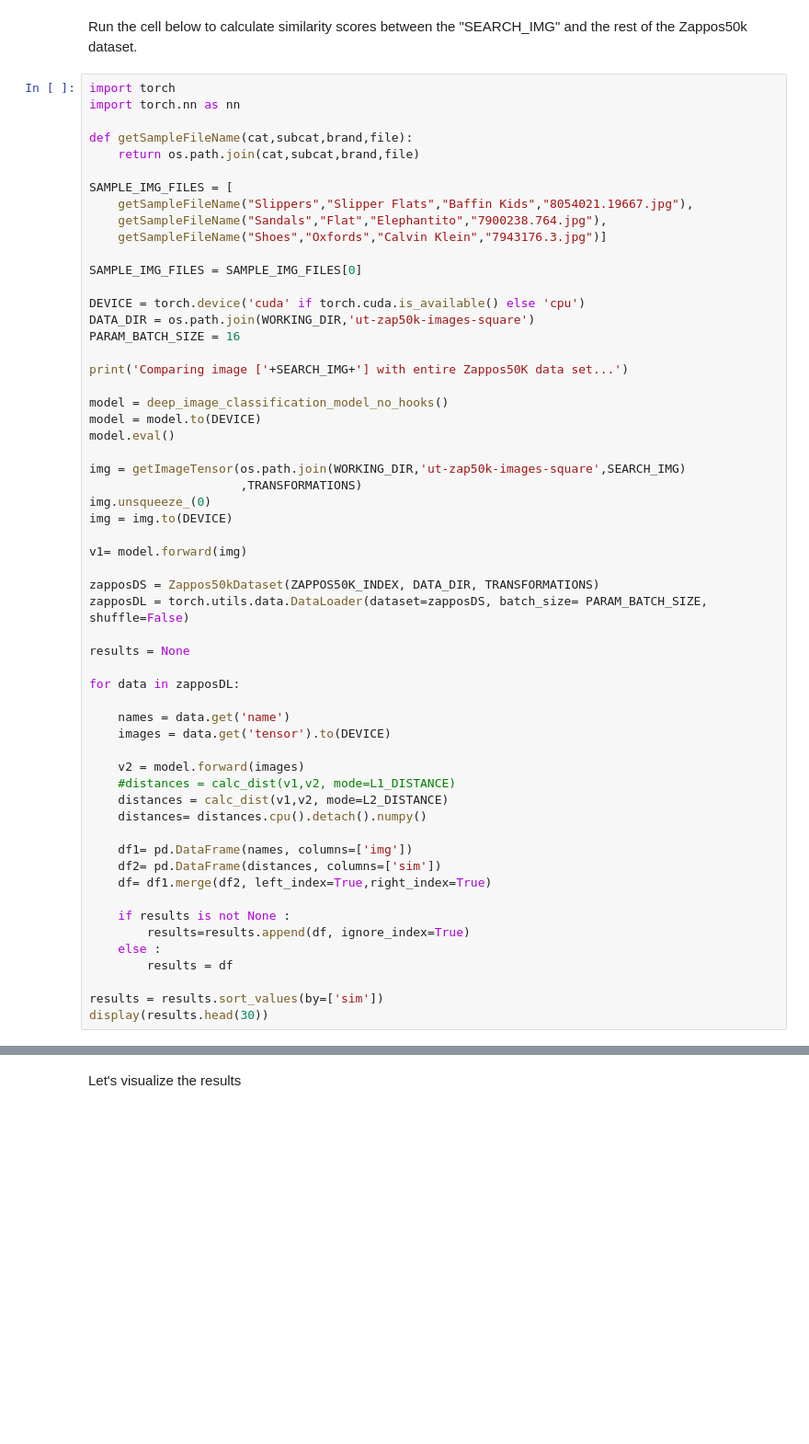
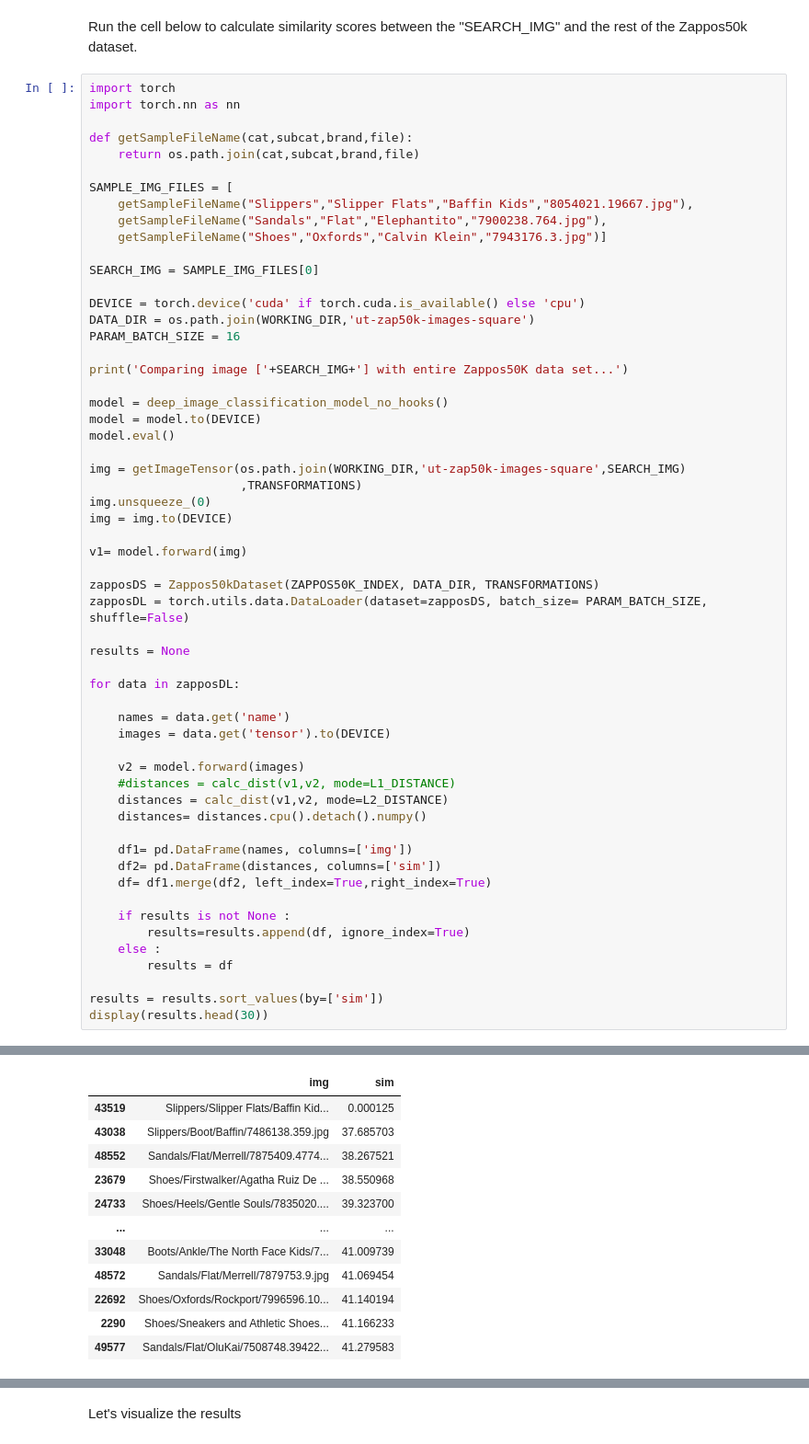
Before and after one commit to aws-samples/aws-sagemaker-pytorch-shop-by-style, a Jupyter notebook: notebooks/shop-by-style-model-on-pytorch.ipynb, the cells around one changed output, grey strips where cells are left out. Shown at 92% size. Saved outputs shown, nothing was run; the diff lists cells and outputs as text; blank space fills up the shorter version.

```diff
--- a/notebooks/shop-by-style-model-on-pytorch.ipynb
+++ b/notebooks/shop-by-style-model-on-pytorch.ipynb
@@ -1027,7 +1078,7 @@ SAMPLE_IMG_FILES = [
     getSampleFileName("Sandals","Flat","Elephantito","7900238.764.jpg"),
     getSampleFileName("Shoes","Oxfords","Calvin Klein","7943176.3.jpg")]
 
-SAMPLE_IMG_FILES = SAMPLE_IMG_FILES[0]
+SEARCH_IMG = SAMPLE_IMG_FILES[0]
 
 DEVICE = torch.device('cuda' if torch.cuda.is_available() else 'cpu')
 DATA_DIR = os.path.join(WORKING_DIR,'ut-zap50k-images-square')
@@ -1072,3 +1123,4 @@ for data in zapposDL:
 
 results = results.sort_values(by=['sim'])
 display(results.head(30))
+# %% [output]
@@ -1074,0 +1128,12 @@ display(results.head(30))
+|  | img | sim |
+| 43519 | Slippers/Slipper Flats/Baffin Kid... | 0.000125 |
+| 43038 | Slippers/Boot/Baffin/7486138.359.jpg | 37.685703 |
+| 48552 | Sandals/Flat/Merrell/7875409.4774... | 38.267521 |
+| 23679 | Shoes/Firstwalker/Agatha Ruiz De ... | 38.550968 |
+| 24733 | Shoes/Heels/Gentle Souls/7835020.... | 39.323700 |
+| ... | ... | ... |
+| 33048 | Boots/Ankle/The North Face Kids/7... | 41.009739 |
+| 48572 | Sandals/Flat/Merrell/7879753.9.jpg | 41.069454 |
+| 22692 | Shoes/Oxfords/Rockport/7996596.10... | 41.140194 |
+| 2290 | Shoes/Sneakers and Athletic Shoes... | 41.166233 |
+| 49577 | Sandals/Flat/OluKai/7508748.39422... | 41.279583 |
```
Also changed, not shown: parts of 13 cells of this notebook.
